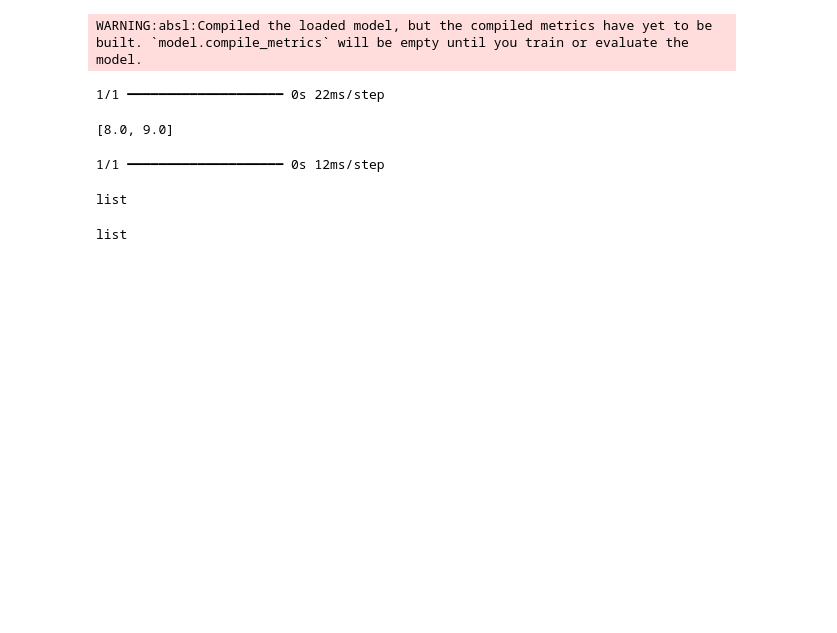
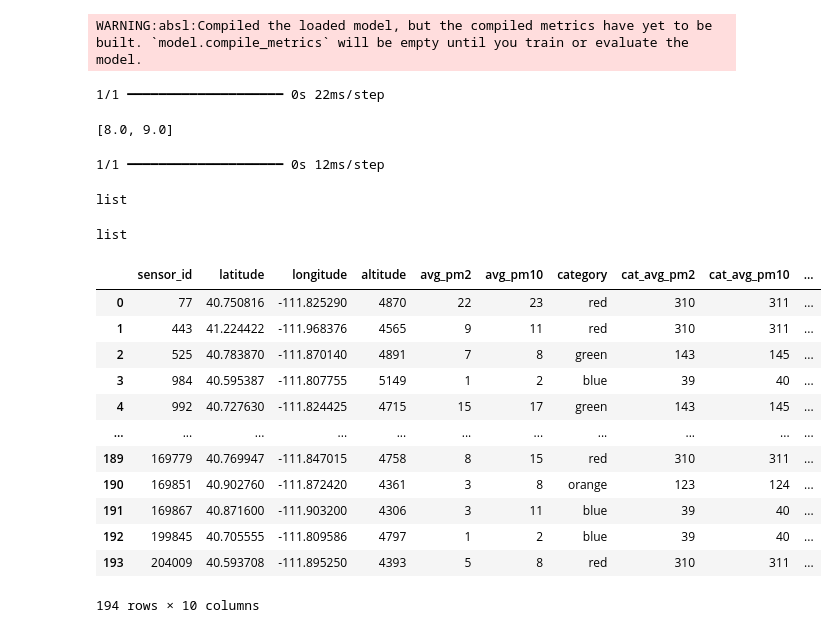
Before and after one commit to jaredfeldman/AI4AQ, a Jupyter notebook: flask_app/jupyter/sql_test_queries.ipynb, the cells around one changed output. Saved outputs shown, nothing was run; the diff lists cells and outputs as text; code cells hidden in the pictures; blank space fills up the shorter version.

```diff
--- a/flask_app/jupyter/sql_test_queries.ipynb
+++ b/flask_app/jupyter/sql_test_queries.ipynb
@@ -546,0 +649,17 @@ list
+# %%
+from datetime import datetime, timedelta
+return_table('2024-03-01','2024-03-02',True,True,True,True,True,True,True,7,7,7,7,7,7,7,7,7,7,7,7)
+# %% [output]
+|  | sensor_id | latitude | longitude | altitude | avg_pm2 | avg_pm10 | category | cat_avg_pm2 | cat_avg_pm10 | ... |
+| 0 | 77 | 40.750816 | -111.825290 | 4870 | 22 | 23 | red | 310 | 311 | ... |
+| 1 | 443 | 41.224422 | -111.968376 | 4565 | 9 | 11 | red | 310 | 311 | ... |
+| 2 | 525 | 40.783870 | -111.870140 | 4891 | 7 | 8 | green | 143 | 145 | ... |
+| 3 | 984 | 40.595387 | -111.807755 | 5149 | 1 | 2 | blue | 39 | 40 | ... |
+| 4 | 992 | 40.727630 | -111.824425 | 4715 | 15 | 17 | green | 143 | 145 | ... |
+| ... | ... | ... | ... | ... | ... | ... | ... | ... | ... | ... |
+| 189 | 169779 | 40.769947 | -111.847015 | 4758 | 8 | 15 | red | 310 | 311 | ... |
+| 190 | 169851 | 40.902760 | -111.872420 | 4361 | 3 | 8 | orange | 123 | 124 | ... |
+| 191 | 169867 | 40.871600 | -111.903200 | 4306 | 3 | 11 | blue | 39 | 40 | ... |
+| 192 | 199845 | 40.705555 | -111.809586 | 4797 | 1 | 2 | blue | 39 | 40 | ... |
+| 193 | 204009 | 40.593708 | -111.895250 | 4393 | 5 | 8 | red | 310 | 311 | ... |
+194 rows × 10 columns
```
Also changed, not shown: parts of 1 cell of this notebook, 6 other files.
